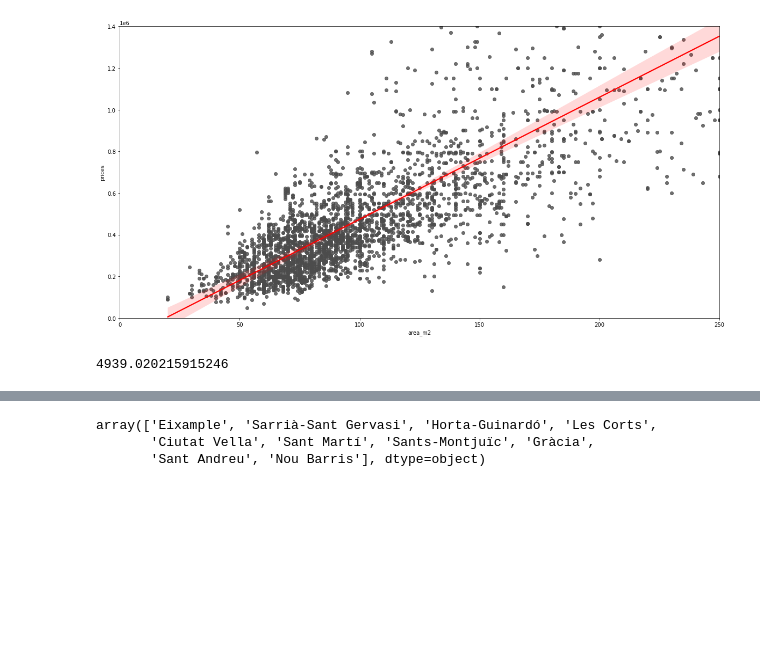
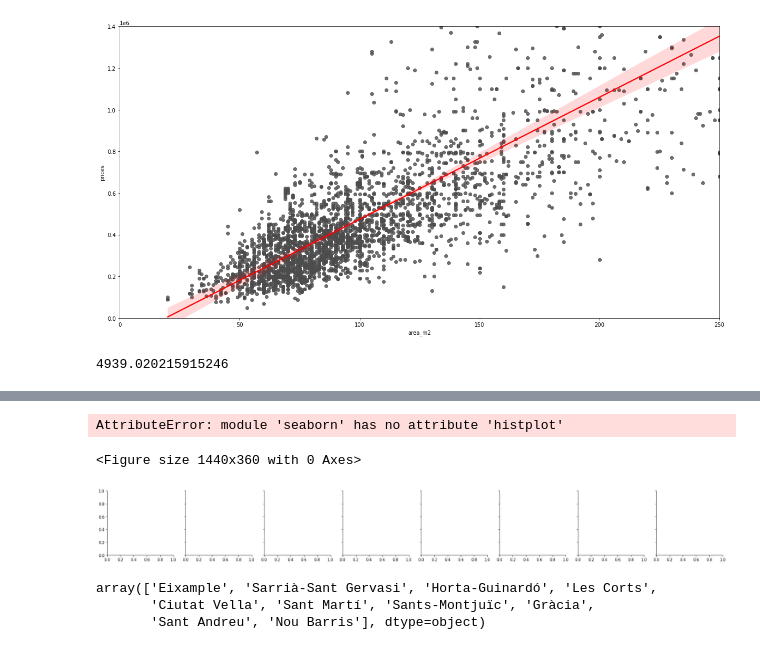
Before and after one commit to Fio-Deca/Vivienda_BCN, a Jupyter notebook: Casa_Barcelona_Estimacion.ipynb, the cells around one changed output, grey strips where cells are left out. Drawn from its saved outputs; the diff is of its cells as text; code cells hidden in the pictures; blank space fills up the shorter version.

```diff
--- a/Casa_Barcelona_Estimacion.ipynb
+++ b/Casa_Barcelona_Estimacion.ipynb
@@ -93,3 +176,11 @@ df_caros.groupby('type').mean()
+# %%
+plt.figure(figsize=(20,5))
+tipos=sns.FacetGrid(df,col="type")
+tipos.map(sns.histplot,'area_m2','rooms')
+# %% [output]
+AttributeError: module 'seaborn' has no attribute 'histplot'
+<Figure size 1440x360 with 0 Axes>
+[figure, added]
 # %%
 pd.unique(df.district)
 # %% [output]
```
Also changed, not shown: parts of 11 cells of this notebook.
